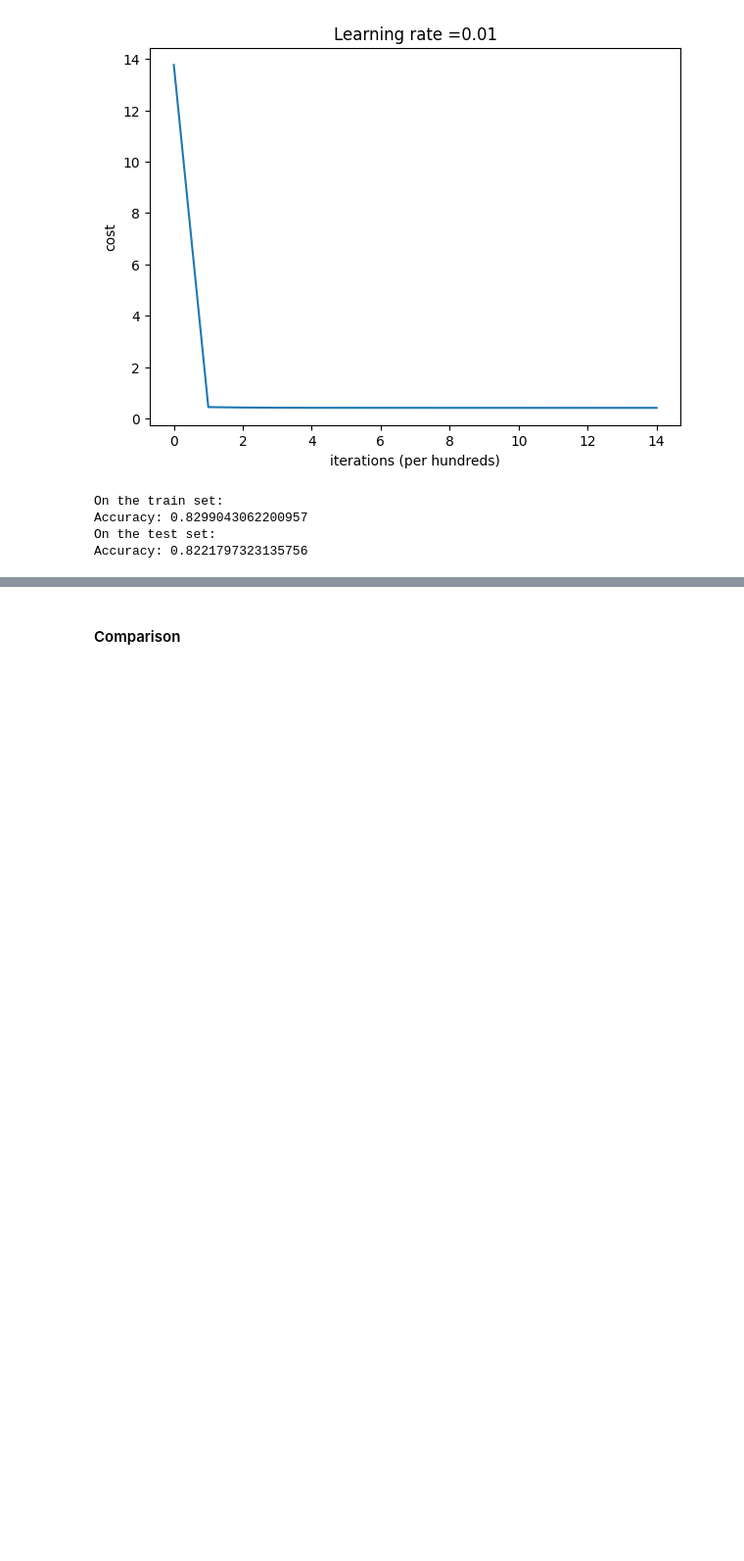
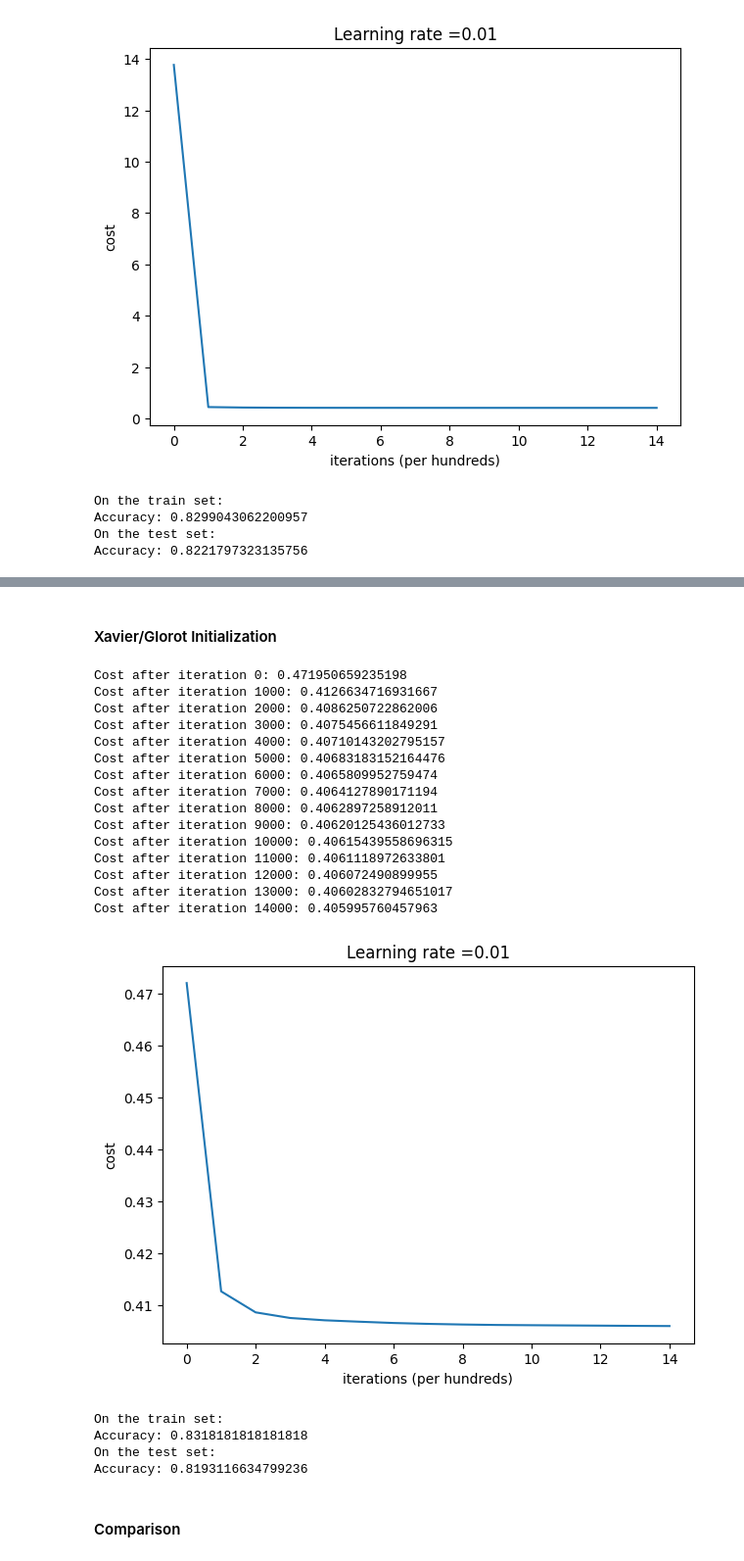
Before and after one commit to mahoangnhatphi/mle501, a Jupyter notebook: MLE501_Assignment.ipynb, the cells around one changed output, grey strips where cells are left out. Shown at 98% size. Saved outputs shown, nothing was run; the diff lists cells and outputs as text; code cells hidden in the pictures; blank space fills up the shorter version.

```diff
--- a/MLE501_Assignment.ipynb
+++ b/MLE501_Assignment.ipynb
@@ -491,6 +493,10 @@ def initialization_model(X, Y, learning_rate = 0.01, num_iterations = 15000, pri
         parameters = initialize_parameters_random(layers_dims)
     elif initialization == "he":
         parameters = initialize_parameters_he(layers_dims)
+    elif initialization == "uniform":
+        parameters = initialize_parameters_uniform(layers_dims)
+    elif initialization == "xavier":
+        parameters = initialize_parameters_xavier(layers_dims)
 
     # Loop (gradient descent)
     for i in range(num_iterations):
@@ -693,0 +737,2 @@ Accuracy: 0.8221797323135756
+# %% [markdown]
+#### Xavier/Glorot Initialization
@@ -694,3 +750,30 @@ Accuracy: 0.8221797323135756
+# %%
+parameters = initialization_model(train_X, train_Y, initialization = "xavier")
+print ("On the train set:")
+predictions_train = util.predict(train_X, train_Y, parameters)
+print ("On the test set:")
+predictions_test = util.predict(test_X, test_Y, parameters)
+# %% [output]
+Cost after iteration 0: 0.471950659235198
+Cost after iteration 1000: 0.4126634716931667
+Cost after iteration 2000: 0.4086250722862006
+Cost after iteration 3000: 0.4075456611849291
+Cost after iteration 4000: 0.40710143202795157
+Cost after iteration 5000: 0.40683183152164476
+Cost after iteration 6000: 0.4065809952759474
+Cost after iteration 7000: 0.4064127890171194
+Cost after iteration 8000: 0.4062897258912011
+Cost after iteration 9000: 0.40620125436012733
+Cost after iteration 10000: 0.40615439558696315
+Cost after iteration 11000: 0.4061118972633801
+Cost after iteration 12000: 0.406072490899955
+Cost after iteration 13000: 0.40602832794651017
+Cost after iteration 14000: 0.405995760457963
+[figure, added]
+On the train set:
+Accuracy: 0.8318181818181818
+On the test set:
+Accuracy: 0.8193116634799236
 # %% [markdown]
 #### Comparison
 # %% [markdown]
```
Also changed, not shown: parts of 20 cells of this notebook.
